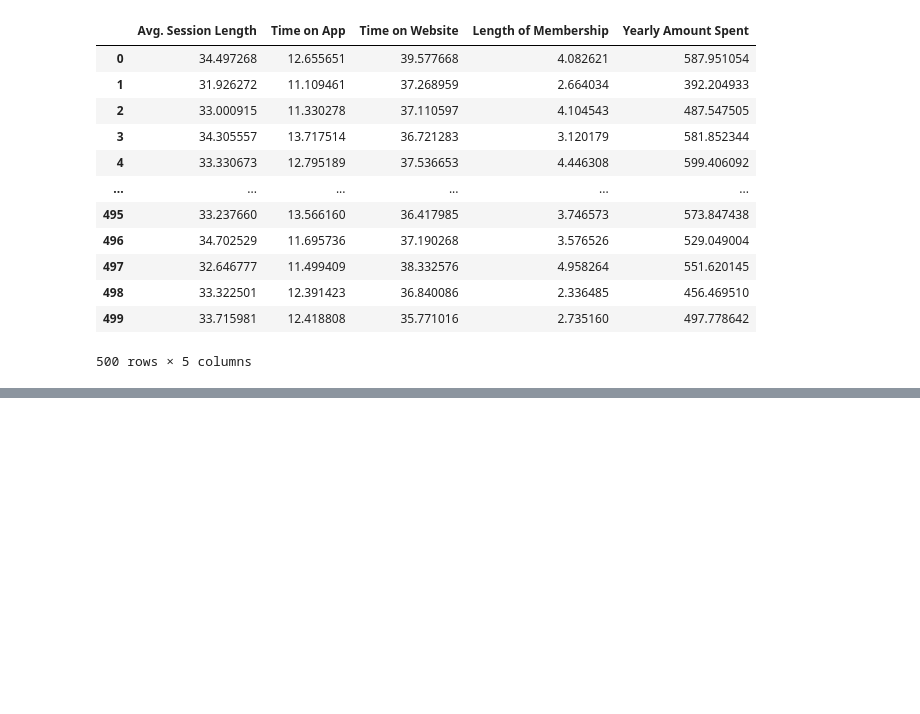
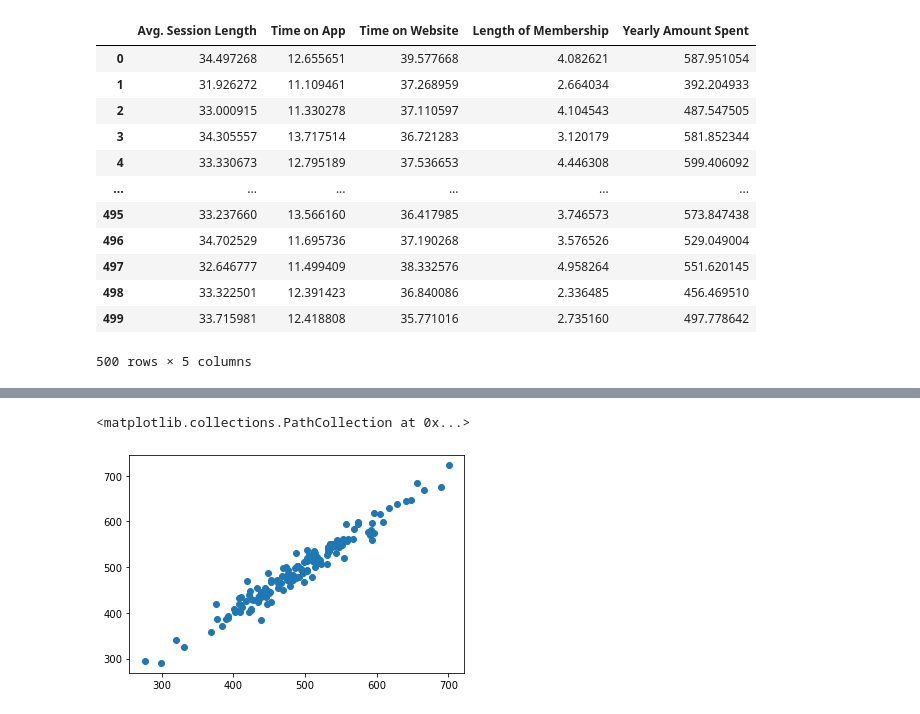
Before and after one commit to oigwebuike/Ecommerce-ml-project, a Jupyter notebook: project_nb.ipynb, the cells around one changed output, grey strips where cells are left out. Cells and saved outputs as stored; diff of their text form; code cells hidden in the pictures; blank space fills up the shorter version.

```diff
--- a/project_nb.ipynb
+++ b/project_nb.ipynb
@@ -156,0 +184,5 @@ X_test = scaler.transform(X_test)
+# %%
+plt.scatter(y_test, xgb_pred)
+# %% [output]
+<matplotlib.collections.PathCollection at 0x...>
+[figure, added]
```
Also changed, not shown: parts of 10 cells of this notebook.
